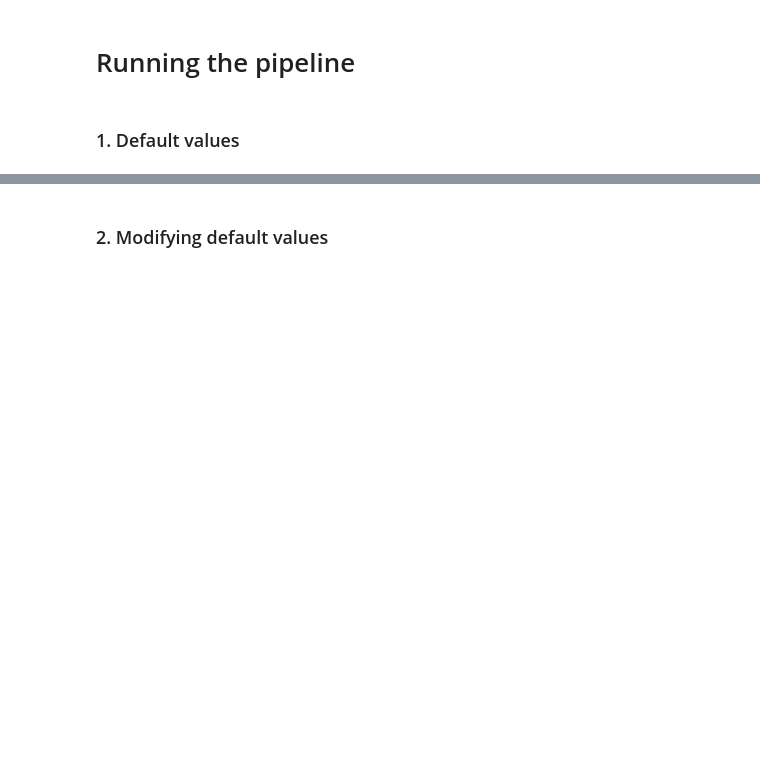
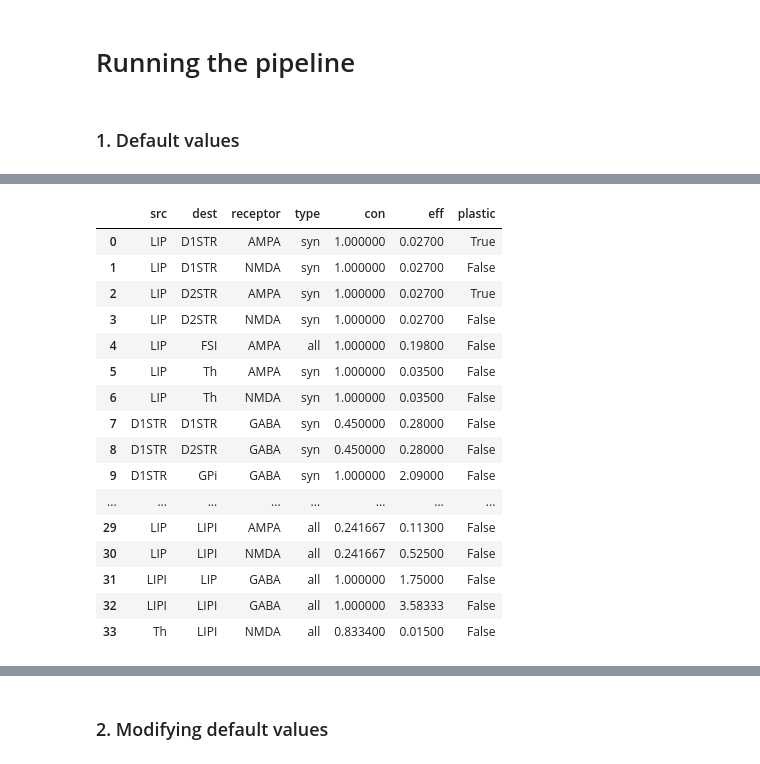
Before and after one commit to jyotikab/cbgt2, a Jupyter notebook: network_simulation-03.ipynb, the cells around one changed output, grey strips where cells are left out. Drawn from its saved outputs; the diff is of its cells as text; code cells hidden in the pictures; blank space fills up the shorter version.

```diff
--- a/network_simulation-03.ipynb
+++ b/network_simulation-03.ipynb
@@ -139,0 +217,72 @@ plt_func.plot_fr(results[0])
+# %%
+pd.DataFrame(
+    [
+        ['LIP', 'D1STR', 'AMPA', 'syn', 1, 0.027, True],#
+        ['LIP', 'D1STR', 'NMDA', 'syn', 1, 0.027, False],#
+        ['LIP', 'D2STR', 'AMPA', 'syn', 1, 0.027, True],#
+        ['LIP', 'D2STR', 'NMDA', 'syn', 1, 0.027, False],#
+        ['LIP', 'FSI', 'AMPA', 'all', 1, 0.198, False],#
+        ['LIP', 'Th', 'AMPA', 'syn', 1, 0.035, False],#
+        ['LIP', 'Th', 'NMDA', 'syn', 1, 0.035, False],#
+
+        ['D1STR', 'D1STR', 'GABA', 'syn', 0.45, 0.28, False],#
+        ['D1STR', 'D2STR', 'GABA', 'syn', 0.45, 0.28, False],#
+        ['D1STR', 'GPi', 'GABA', 'syn', 1, 2.09, False],#
+
+        ['D2STR', 'D2STR', 'GABA', 'syn', 0.45, 0.28, False],#
+        ['D2STR', 'D1STR', 'GABA', 'syn', 0.5, 0.28, False],#
+        ['D2STR', 'GPeP', 'GABA', 'syn', 1, 4.07, False],#
+
+
+        ['FSI', 'FSI', 'GABA', 'all', 1, 3.25833, False],#
+        ['FSI', 'D1STR', 'GABA', 'all', 1, 1.77760, False],#
+        ['FSI', 'D2STR', 'GABA', 'all', 1, 1.66987, False],#
+
+        ['GPeP', 'GPeP', 'GABA', 'all', 0.0667, 1.75, False],#
+        ['GPeP', 'STNE', 'GABA', 'syn', 0.0667, 0.35, False],#
+        ['GPeP', 'GPi', 'GABA', 'syn', 1, 0.06, False],#
+
+        ['STNE', 'GPeP', 'AMPA', 'syn', 0.161666, 0.07, False],#
+        ['STNE', 'GPeP', 'NMDA', 'syn', 0.161666, 1.51, False],#
+        ['STNE', 'GPi', 'NMDA', 'all', 1, 0.0380, False],#
+
+        ['GPi', 'Th', 'GABA', 'syn', 1, 0.3315, False],#
+
+        ['Th', 'D1STR', 'AMPA', 'syn', 1, 0.3825, False],#
+        ['Th', 'D2STR', 'AMPA', 'syn', 1, 0.3825, False],#
+        ['Th', 'FSI', 'AMPA', 'all', 0.8334, 0.1, False],#
+        ['Th', 'LIP', 'NMDA', 'all', 0.8334, 0.03, False],#
+
+        # ramping ctx
+
+        ['LIP', 'LIP', 'AMPA', 'syn', 0.4335, 0.0127, False],#
+        ['LIP', 'LIP', 'NMDA', 'syn', 0.4335, 0.15, False],#
+        ['LIP', 'LIPI', 'AMPA', 'all', 0.241667, 0.113, False],#
+        ['LIP', 'LIPI', 'NMDA', 'all', 0.241667, 0.525, False],#
+
+        ['LIPI', 'LIP', 'GABA', 'all', 1, 1.75, False],#
+        ['LIPI', 'LIPI', 'GABA', 'all', 1, 3.58333, False],#
+
+        ['Th', 'LIPI', 'NMDA', 'all', 0.8334, 0.015, False],#
+
+    ],
+    columns=['src', 'dest', 'receptor', 'type', 'con', 'eff', 'plastic']
+)
+# %% [output]
+|  | src | dest | receptor | type | con | eff | plastic |
+| 0 | LIP | D1STR | AMPA | syn | 1.000000 | 0.02700 | True |
+| 1 | LIP | D1STR | NMDA | syn | 1.000000 | 0.02700 | False |
+| 2 | LIP | D2STR | AMPA | syn | 1.000000 | 0.02700 | True |
+| 3 | LIP | D2STR | NMDA | syn | 1.000000 | 0.02700 | False |
+| 4 | LIP | FSI | AMPA | all | 1.000000 | 0.19800 | False |
+| 5 | LIP | Th | AMPA | syn | 1.000000 | 0.03500 | False |
+| 6 | LIP | Th | NMDA | syn | 1.000000 | 0.03500 | False |
+| 7 | D1STR | D1STR | GABA | syn | 0.450000 | 0.28000 | False |
+| 8 | D1STR | D2STR | GABA | syn | 0.450000 | 0.28000 | False |
+| 9 | D1STR | GPi | GABA | syn | 1.000000 | 2.09000 | False |
+| ... | ... | ... | ... | ... | ... | ... | ... |
+| 29 | LIP | LIPI | AMPA | all | 0.241667 | 0.11300 | False |
+| 30 | LIP | LIPI | NMDA | all | 0.241667 | 0.52500 | False |
+| 31 | LIPI | LIP | GABA | all | 1.000000 | 1.75000 | False |
+| 32 | LIPI | LIPI | GABA | all | 1.000000 | 3.58333 | False |
+| 33 | Th | LIPI | NMDA | all | 0.833400 | 0.01500 | False |
```
Also changed, not shown: parts of 18 cells of this notebook, 6 other files.
